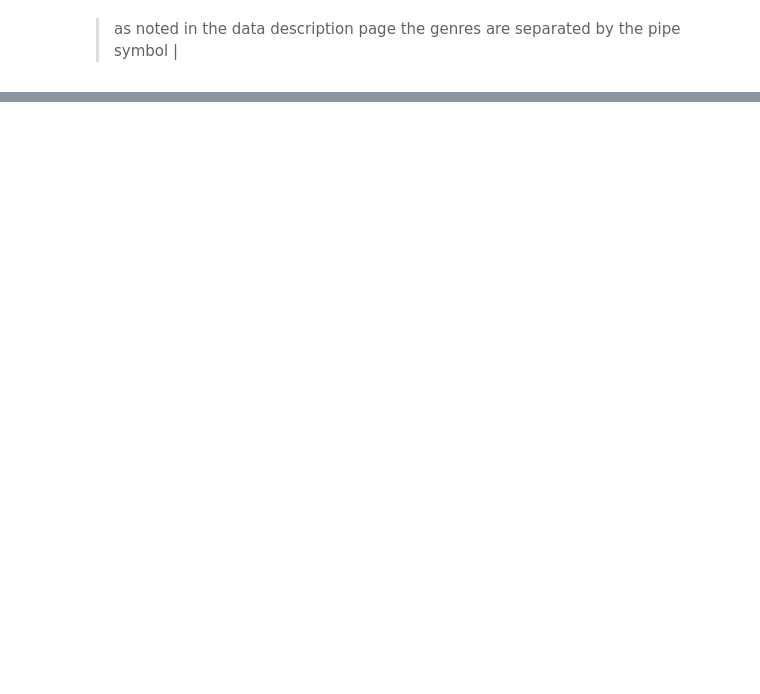
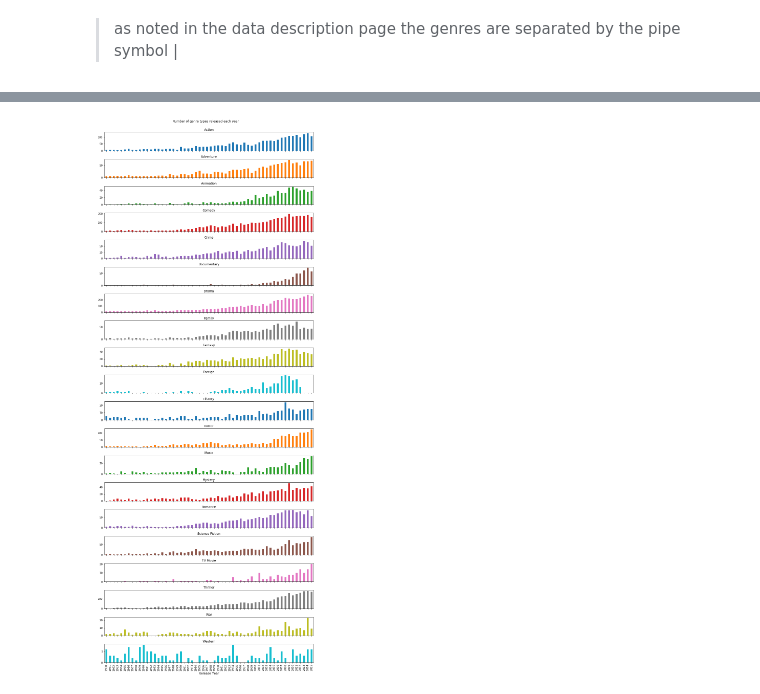
Before and after one commit to jamesl-github/udacity, a Jupyter notebook: nanodegree/data_analysis/Investigate_a_Dataset/investigate-a-dataset.ipynb, the cells around one changed output, grey strips where cells are left out. Cells and saved outputs as stored; diff of their text form; code cells hidden in the pictures; blank space fills up the shorter version.

```diff
--- a/nanodegree/data_analysis/Investigate_a_Dataset/investigate-a-dataset.ipynb
+++ b/nanodegree/data_analysis/Investigate_a_Dataset/investigate-a-dataset.ipynb
@@ -608,0 +241,14 @@ plt.show();
+# %%
+print(datetime.now())
+
+# now join the genre dataframe back to the original dataframe
+# we can do this since the indicies haven't changed in either dataframe
+
+df_columns = ["id", "original_title", "runtime", "vote_count", "vote_average", "release_year", "release_date"]
+joined_df = df[df_columns].join(genres_df["genre"])
+
+if debugging:
+    joined_df.head(3)
+    joined_df.dtypes
+
+print(datetime.now())
@@ -608,0 +258,11 @@ plt.show();
+# %%
+print(datetime.now())
+
+# add a release_month column to the dataframe
+joined_df["Month"] = pd.to_datetime(joined_df["release_date"]).dt.month
+
+if debugging:
+    joined_df.head(3)
+    joined_df.dtypes
+
+print(datetime.now())
@@ -608,0 +333,9 @@ plt.show();
+# %%
+print(datetime.now())
+
+a3 = joined_df.groupby(["genre", "release_year"]).size()
+
+if debugging:
+    a3
+
+print(datetime.now())
@@ -608,0 +345,8 @@ plt.show();
+# %%
+a3.unstack(level=0).plot(kind='bar', subplots=True, legend=None, figsize=(12, 30));
+plt.xlabel('Release Year', fontsize=12);
+plt.suptitle("Number of genre types released each year", y=1.01, fontsize=12)
+plt.tight_layout();
+#plt.show();
+# %% [output]
+[figure, added]
```
Also changed, not shown: parts of 81 cells of this notebook, 1 other file.
